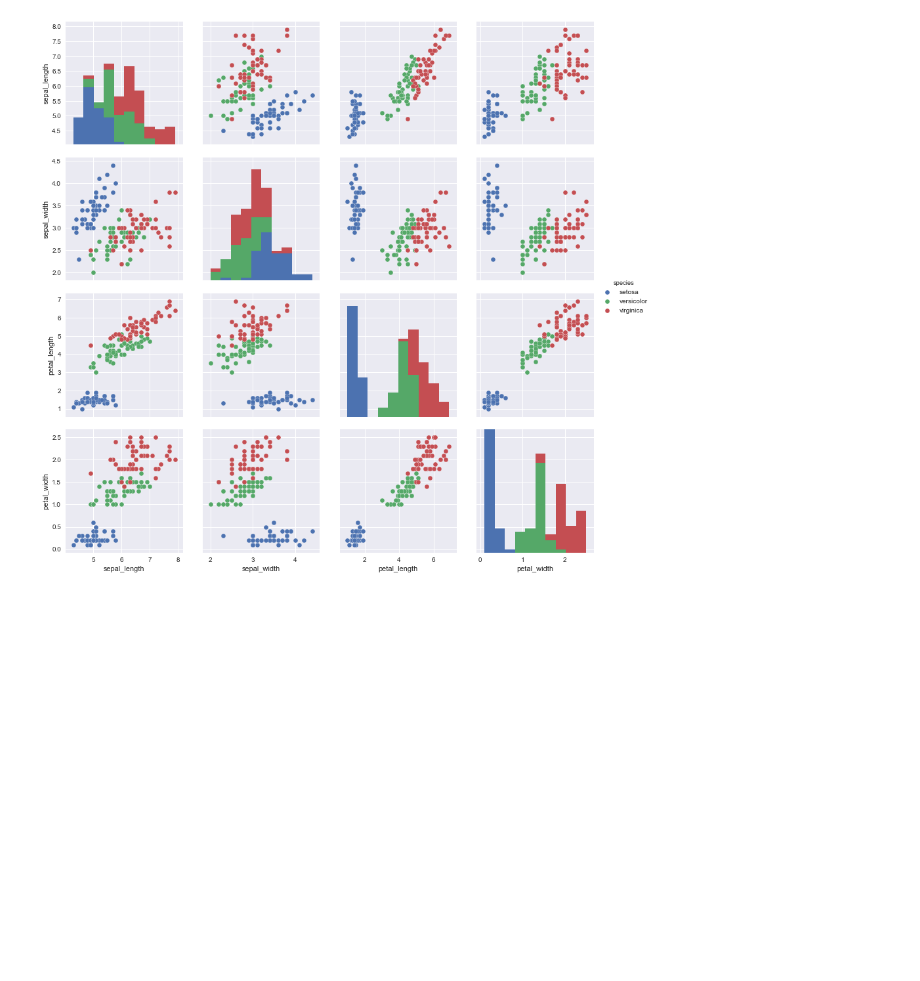
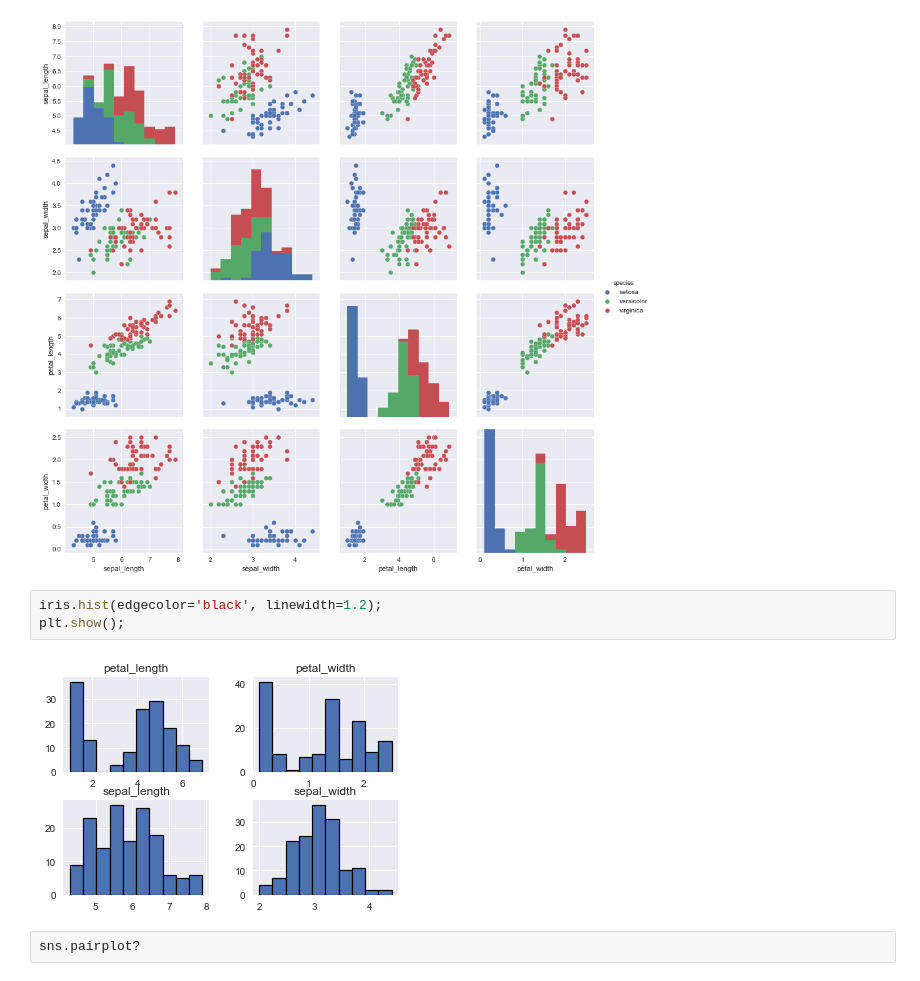
Before and after one commit to Codes-code/Machine-Learning, a Jupyter notebook: Iris_Project.ipynb, the cells around one changed output. Cells and saved outputs as stored; diff of their text form; blank space fills up the shorter version.

```diff
--- a/Iris_Project.ipynb
+++ b/Iris_Project.ipynb
@@ -342,3 +342,10 @@ sns.pairplot(iris, hue='species', size=3, aspect=1)
 # %% [output]
 <seaborn.axisgrid.PairGrid at 0x...>
 [figure]
+# %%
+iris.hist(edgecolor='black', linewidth=1.2);
+plt.show();
+# %% [output]
+[figure, added]
+# %%
+sns.pairplot?
```
Also changed, not shown: parts of 2 cells of this notebook.
